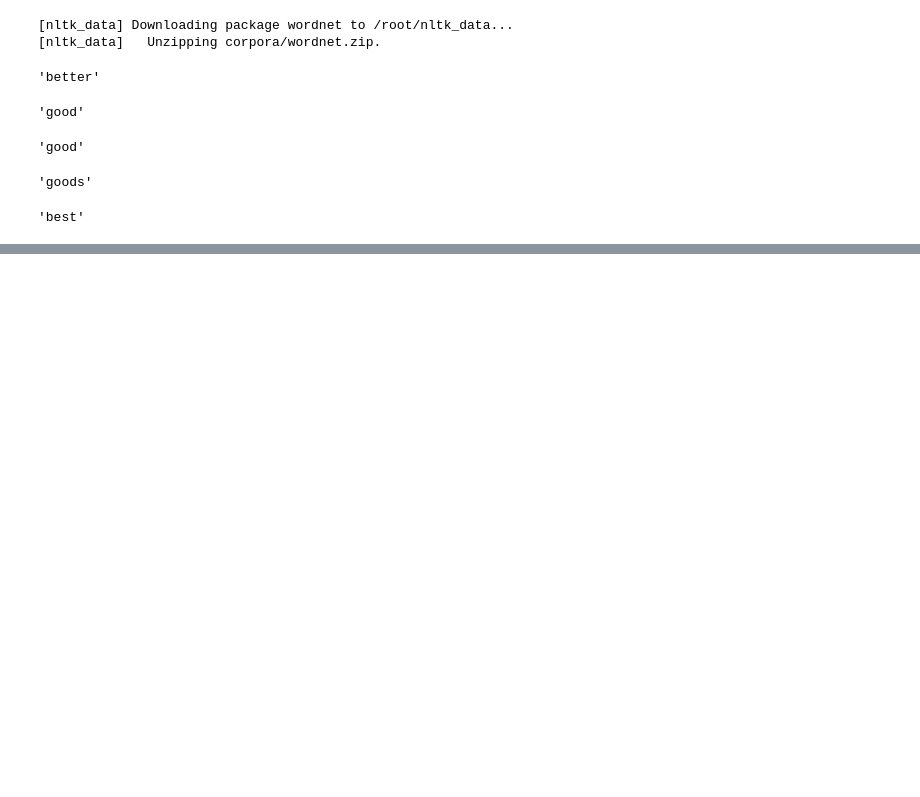
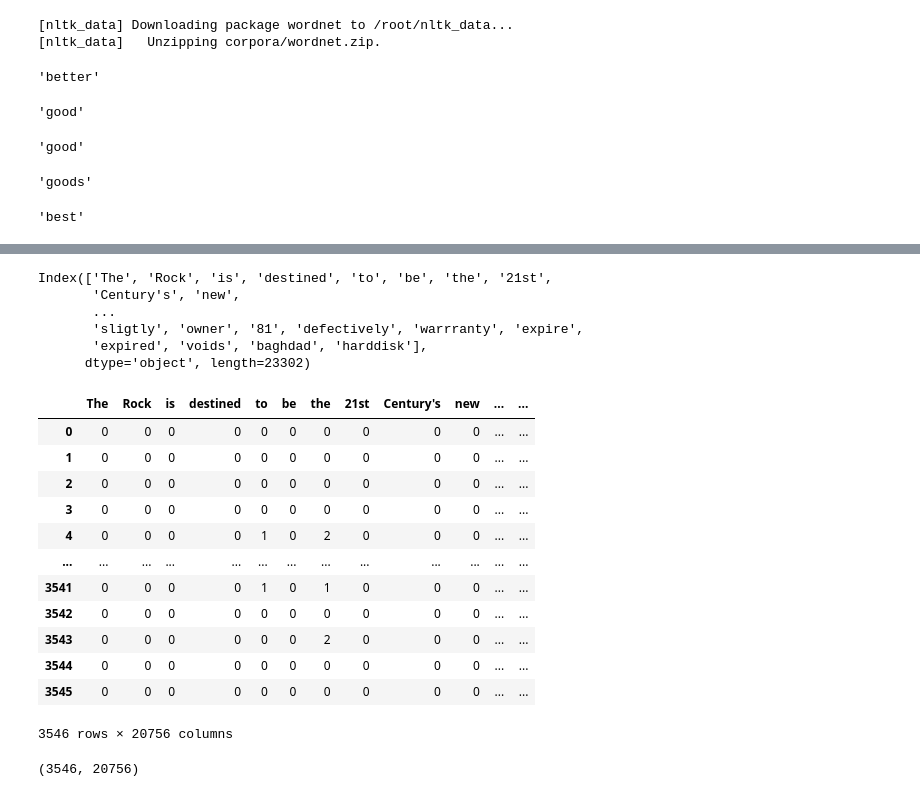
Before and after one commit to jaekyoungkim/nlp_in_action, a Jupyter notebook: 자연어_처리_인_액션.ipynb, the cells around one changed output, grey strips where cells are left out. Drawn from its saved outputs; the diff is of its cells as text; code cells hidden in the pictures; blank space fills up the shorter version.

```diff
--- a/자연어_처리_인_액션.ipynb
+++ b/자연어_처리_인_액션.ipynb
@@ -674,0 +969,33 @@ lemmatizer.lemmatize("best", pos="a")
+# %%
+df_all_bows.columns # 영화평 말뭉치를 상품평에 적용하기
+# %% [output]
+Index(['The', 'Rock', 'is', 'destined', 'to', 'be', 'the', '21st',
+       'Century's', 'new',
+       ...
+       'sligtly', 'owner', '81', 'defectively', 'warrranty', 'expire',
+       'expired', 'voids', 'baghdad', 'harddisk'],
+      dtype='object', length=23302)
+# %%
+df_all_bows= df_all_bows.fillna(0).astype(int)
+# %%
+df_products_bows = df_all_bows.iloc[len(movies):][df_bows.columns]
+# %%
+df_products_bows
+# %% [output]
+|  | The | Rock | is | destined | to | be | the | 21st | Century's | new | ... | ... |
+| 0 | 0 | 0 | 0 | 0 | 0 | 0 | 0 | 0 | 0 | 0 | ... | ... |
+| 1 | 0 | 0 | 0 | 0 | 0 | 0 | 0 | 0 | 0 | 0 | ... | ... |
+| 2 | 0 | 0 | 0 | 0 | 0 | 0 | 0 | 0 | 0 | 0 | ... | ... |
+| 3 | 0 | 0 | 0 | 0 | 0 | 0 | 0 | 0 | 0 | 0 | ... | ... |
+| 4 | 0 | 0 | 0 | 0 | 1 | 0 | 2 | 0 | 0 | 0 | ... | ... |
+| ... | ... | ... | ... | ... | ... | ... | ... | ... | ... | ... | ... | ... |
+| 3541 | 0 | 0 | 0 | 0 | 1 | 0 | 1 | 0 | 0 | 0 | ... | ... |
+| 3542 | 0 | 0 | 0 | 0 | 0 | 0 | 0 | 0 | 0 | 0 | ... | ... |
+| 3543 | 0 | 0 | 0 | 0 | 0 | 0 | 2 | 0 | 0 | 0 | ... | ... |
+| 3544 | 0 | 0 | 0 | 0 | 0 | 0 | 0 | 0 | 0 | 0 | ... | ... |
+| 3545 | 0 | 0 | 0 | 0 | 0 | 0 | 0 | 0 | 0 | 0 | ... | ... |
+3546 rows × 20756 columns
+# %%
+df_products_bows.shape
+# %% [output]
+(3546, 20756)
```
Also changed, not shown: parts of 40 cells of this notebook.
